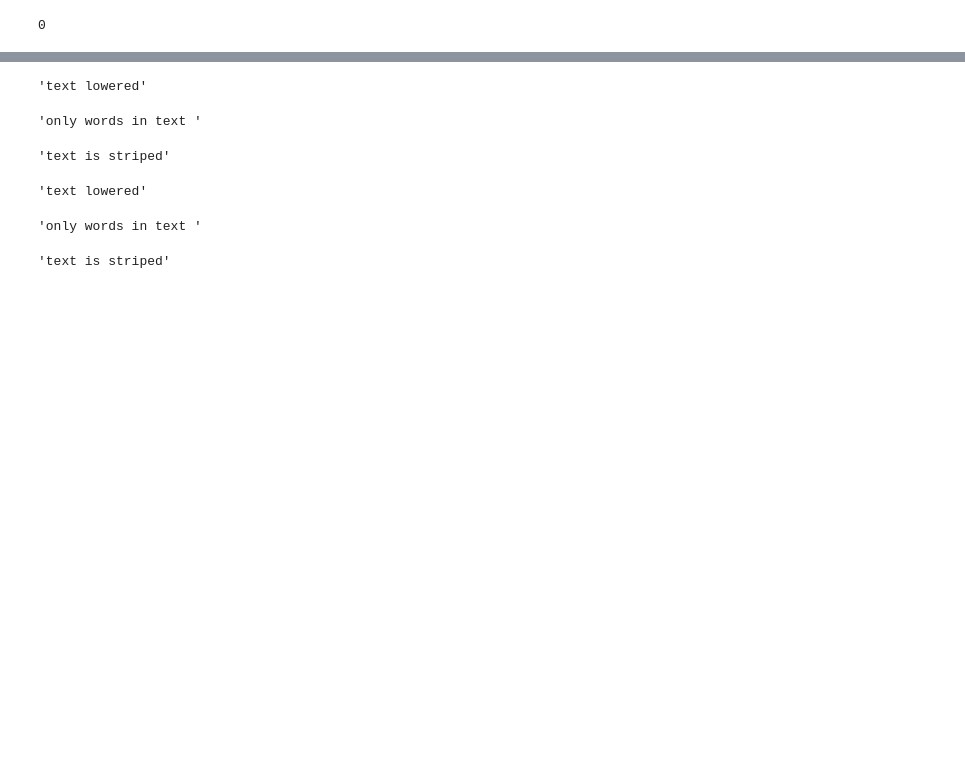
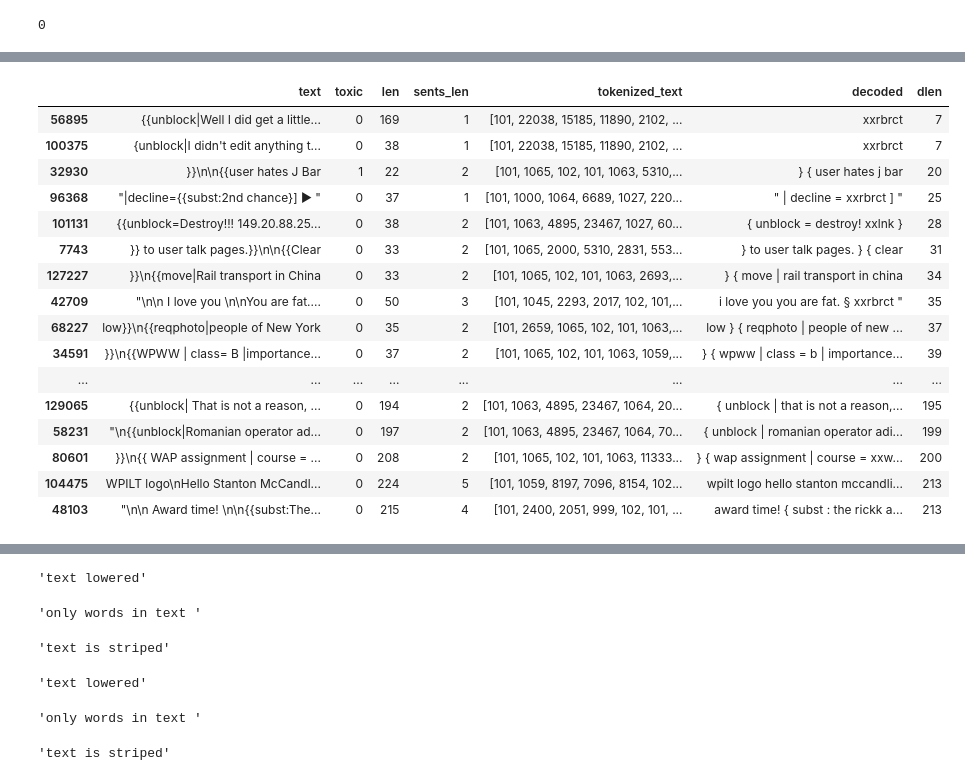
Before and after one commit to green-igor/wiki, a Jupyter notebook: wikiki (1).ipynb, the cells around one changed output, grey strips where cells are left out. Cells and saved outputs as stored; diff of their text form; code cells hidden in the pictures; blank space fills up the shorter version.

```diff
--- a/wikiki (1).ipynb
+++ b/wikiki (1).ipynb
@@ -332,0 +496,2 @@ df_toxic = df[df['toxic']==1]#['text']
+# %%
+sampled_text = df.sample(n=16000, random_state=RANDOM_STATE)
@@ -332,0 +507,26 @@ df_toxic = df[df['toxic']==1]#['text']
+# %%
+sampled_text['tokenized_text'] = sampled_text['text'].swifter.apply(lambda x: chunker(x))
+# %%
+sampled_text['decoded'] = sampled_text['tokenized_text'].swifter.apply(lambda x: tokenizer.decode(x, skip_special_tokens=True))
+# %%
+sampled_text['dlen'] = sampled_text['decoded'].swifter.apply(lambda x: len(x))
+# %%
+sampled_text[sampled_text['text'].str.contains(r'\{{1,2}')].sort_values(by='dlen').head(50)
+# %% [output]
+|  | text | toxic | len | sents_len | tokenized_text | decoded | dlen |
+| 56895 | {{unblock|Well I did get a little... | 0 | 169 | 1 | [101, 22038, 15185, 11890, 2102, ... | xxrbrct | 7 |
+| 100375 | {unblock|I didn't edit anything t... | 0 | 38 | 1 | [101, 22038, 15185, 11890, 2102, ... | xxrbrct | 7 |
+| 32930 | }}\n\n{{user hates J Bar | 1 | 22 | 2 | [101, 1065, 102, 101, 1063, 5310,... | } { user hates j bar | 20 |
+| 96368 | "|decline={{subst:2nd chance}] ► " | 0 | 37 | 1 | [101, 1000, 1064, 6689, 1027, 220... | " | decline = xxrbrct ] " | 25 |
+| 101131 | {{unblock=Destroy!!! 149.20.88.25... | 0 | 38 | 2 | [101, 1063, 4895, 23467, 1027, 60... | { unblock = destroy! xxlnk } | 28 |
+| 7743 | }} to user talk pages.}}\n\n{{Clear | 0 | 33 | 2 | [101, 1065, 2000, 5310, 2831, 553... | } to user talk pages. } { clear | 31 |
+| 127227 | }}\n{{move|Rail transport in China | 0 | 33 | 2 | [101, 1065, 102, 101, 1063, 2693,... | } { move | rail transport in china | 34 |
+| 42709 | "\n\n I love you \n\nYou are fat.... | 0 | 50 | 3 | [101, 1045, 2293, 2017, 102, 101,... | i love you you are fat. § xxrbrct " | 35 |
+| 68227 | low}}\n{{reqphoto|people of New York | 0 | 35 | 2 | [101, 2659, 1065, 102, 101, 1063,... | low } { reqphoto | people of new ... | 37 |
+| 34591 | }}\n{{WPWW | class= B |importance... | 0 | 37 | 2 | [101, 1065, 102, 101, 1063, 1059,... | } { wpww | class = b | importance... | 39 |
+| ... | ... | ... | ... | ... | ... | ... | ... |
+| 129065 | {{unblock| That is not a reason, ... | 0 | 194 | 2 | [101, 1063, 4895, 23467, 1064, 20... | { unblock | that is not a reason,... | 195 |
+| 58231 | "\n{{unblock|Romanian operator ad... | 0 | 197 | 2 | [101, 1063, 4895, 23467, 1064, 70... | { unblock | romanian operator adi... | 199 |
+| 80601 | }}\n{{ WAP assignment | course = ... | 0 | 208 | 2 | [101, 1065, 102, 101, 1063, 11333... | } { wap assignment | course = xxw... | 200 |
+| 104475 | WPILT logo\nHello Stanton McCandl... | 0 | 224 | 5 | [101, 1059, 8197, 7096, 8154, 102... | wpilt logo hello stanton mccandli... | 213 |
+| 48103 | "\n\n Award time! \n\n{{subst:The... | 0 | 215 | 4 | [101, 2400, 2051, 999, 102, 101, ... | award time! { subst : the rickk a... | 213 |
```
Also changed, not shown: parts of 118 cells of this notebook.
